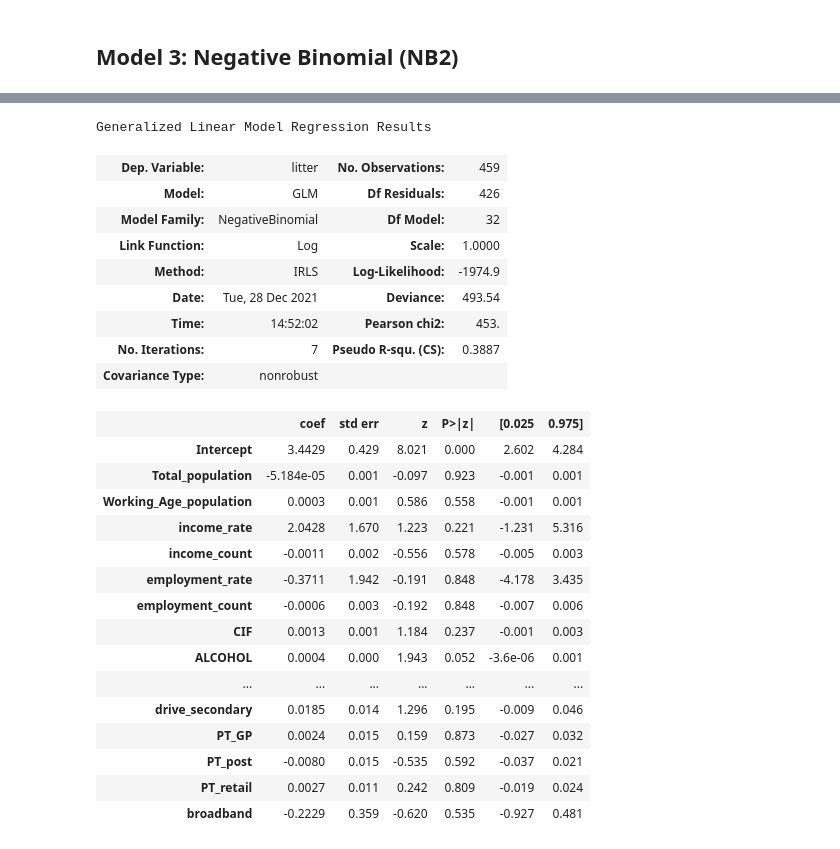
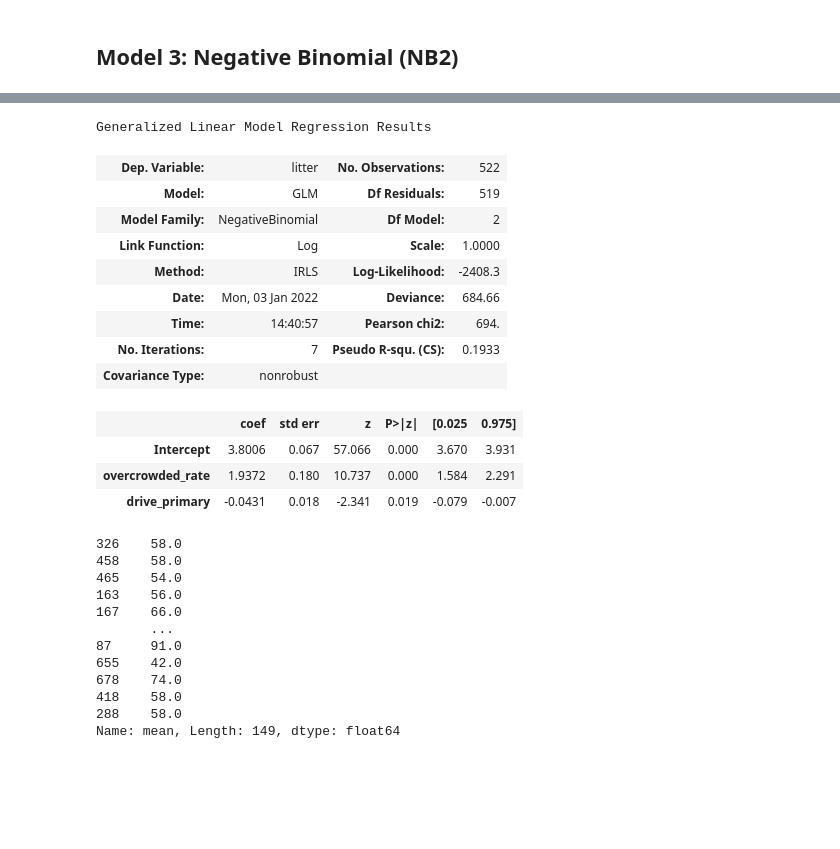
Before and after one commit to Garee/glasgow-litter, a Jupyter notebook: regression/poisson.ipynb, the cells around one changed output, grey strips where cells are left out. Drawn from its saved outputs; the diff is of its cells as text; code cells hidden in the pictures; blank space fills up the shorter version.

```diff
--- a/regression/poisson.ipynb
+++ b/regression/poisson.ipynb
@@ -389,40 +390,50 @@ litter_lambda    13.591442
 dtype: float64
 # %%
-model_expr = "litter ~ Total_population + Working_Age_population + income_rate + income_count + employment_rate + employment_count + CIF + ALCOHOL + DRUG + SMR + DEPRESS + LBWT + EMERG + Attendance + Attainment + no_qualifications + not_participating + University + crime_count + crime_rate + overcrowded_rate + nocentralheating_rate + drive_petrol + drive_GP + drive_post + drive_primary + drive_retail + drive_secondary + PT_GP + PT_post + PT_retail + broadband"
+#model_expr = "litter ~ Total_population + Working_Age_population + income_rate + income_count + employment_rate + employment_count + CIF + ALCOHOL + DRUG + SMR + DEPRESS + LBWT + EMERG + Attendance + Attainment + no_qualifications + not_participating + University + crime_count + crime_rate + overcrowded_rate + nocentralheating_rate + drive_petrol + drive_GP + drive_post + drive_primary + drive_retail + drive_secondary + PT_GP + PT_post + PT_retail + broadband"
+#model_expr = "litter ~ ALCOHOL + no_qualifications + drive_primary"
+model_expr = "litter ~ overcrowded_rate + drive_primary"
 
 y_train, X_train = dmatrices(model_expr, df_train, return_type="dataframe")
 y_valid, X_valid = dmatrices(model_expr, df_valid, return_type="dataframe")
 
 alpha = aux_olsr_results.params["litter_lambda"]
+#alpha = 0.1
 
 model_train = sm.GLM(y_train, X_train, family=sm.families.NegativeBinomial(alpha=alpha))
 results_train = model_train.fit()
 
 results_train.summary()
 # %% [output]
 Generalized Linear Model Regression Results
-| Dep. Variable: | litter | No. Observations: | 459 |
-| Model: | GLM | Df Residuals: | 426 |
-| Model Family: | NegativeBinomial | Df Model: | 32 |
+| Dep. Variable: | litter | No. Observations: | 522 |
+| Model: | GLM | Df Residuals: | 519 |
+| Model Family: | NegativeBinomial | Df Model: | 2 |
 | Link Function: | Log | Scale: | 1.0000 |
-| Method: | IRLS | Log-Likelihood: | -1974.9 |
-| Date: | Tue, 28 Dec 2021 | Deviance: | 493.54 |
-| Time: | 14:52:02 | Pearson chi2: | 453. |
-| No. Iterations: | 7 | Pseudo R-squ. (CS): | 0.3887 |
+| Method: | IRLS | Log-Likelihood: | -2408.3 |
+| Date: | Mon, 03 Jan 2022 | Deviance: | 684.66 |
+| Time: | 14:40:57 | Pearson chi2: | 694. |
+| No. Iterations: | 7 | Pseudo R-squ. (CS): | 0.1933 |
 | Covariance Type: | nonrobust |  |  |
 |  | coef | std err | z | P>|z| | [0.025 | 0.975] |
-| Intercept | 3.4429 | 0.429 | 8.021 | 0.000 | 2.602 | 4.284 |
-| Total_population | -5.184e-05 | 0.001 | -0.097 | 0.923 | -0.001 | 0.001 |
-| Working_Age_population | 0.0003 | 0.001 | 0.586 | 0.558 | -0.001 | 0.001 |
-| income_rate | 2.0428 | 1.670 | 1.223 | 0.221 | -1.231 | 5.316 |
-| income_count | -0.0011 | 0.002 | -0.556 | 0.578 | -0.005 | 0.003 |
-| employment_rate | -0.3711 | 1.942 | -0.191 | 0.848 | -4.178 | 3.435 |
-| employment_count | -0.0006 | 0.003 | -0.192 | 0.848 | -0.007 | 0.006 |
-| CIF | 0.0013 | 0.001 | 1.184 | 0.237 | -0.001 | 0.003 |
-| ALCOHOL | 0.0004 | 0.000 | 1.943 | 0.052 | -3.6e-06 | 0.001 |
-| ... | ... | ... | ... | ... | ... | ... |
-| drive_secondary | 0.0185 | 0.014 | 1.296 | 0.195 | -0.009 | 0.046 |
-| PT_GP | 0.0024 | 0.015 | 0.159 | 0.873 | -0.027 | 0.032 |
-| PT_post | -0.0080 | 0.015 | -0.535 | 0.592 | -0.037 | 0.021 |
-| PT_retail | 0.0027 | 0.011 | 0.242 | 0.809 | -0.019 | 0.024 |
-| broadband | -0.2229 | 0.359 | -0.620 | 0.535 | -0.927 | 0.481 |
+| Intercept | 3.8006 | 0.067 | 57.066 | 0.000 | 3.670 | 3.931 |
+| overcrowded_rate | 1.9372 | 0.180 | 10.737 | 0.000 | 1.584 | 2.291 |
+| drive_primary | -0.0431 | 0.018 | -2.341 | 0.019 | -0.079 | -0.007 |
+# %%
+predictions = results_train.get_prediction(X_valid)
+df_predictions = predictions.summary_frame()
+predicted_counts, actual_counts = round(df_predictions["mean"]), y_valid["litter"]
+
+print(predicted_counts)
+# %% [output]
+326    58.0
+458    58.0
+465    54.0
+163    56.0
+167    66.0
+       ...
+87     91.0
+655    42.0
+678    74.0
+418    58.0
+288    58.0
+Name: mean, Length: 149, dtype: float64
```
Also changed, not shown: parts of 12 cells of this notebook, 2 other files.
